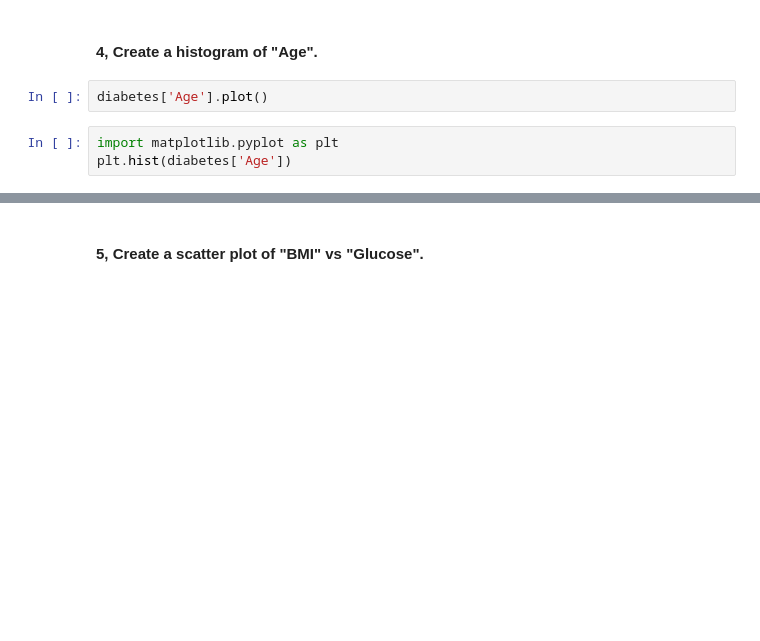
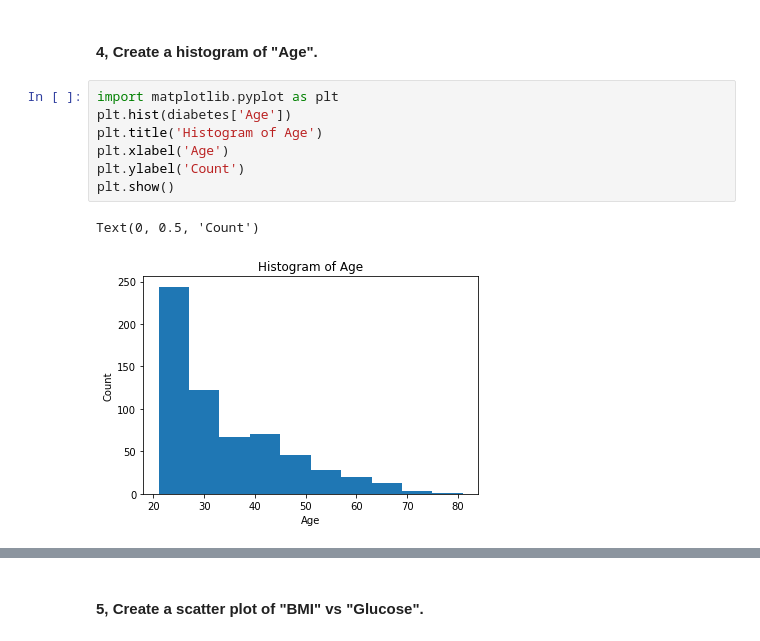
Before and after one commit to BasilcM/DataScienceCaseStudies, a Jupyter notebook: Activities_Group3_DSAB1/Week_3_Activity.ipynb, the cells around one changed output, grey strips where cells are left out. Saved outputs shown, nothing was run; the diff lists cells and outputs as text; blank space fills up the shorter version.

```diff
--- a/Activities_Group3_DSAB1/Week_3_Activity.ipynb
+++ b/Activities_Group3_DSAB1/Week_3_Activity.ipynb
@@ -54,9 +110,14 @@ max(diabetes['Insulin'])
 # %% [markdown]
 #### 4, Create a histogram of "Age".
-# %%
-diabetes['Age'].plot()
 # %%
 import matplotlib.pyplot as plt
 plt.hist(diabetes['Age'])
+plt.title('Histogram of Age')
+plt.xlabel('Age')
+plt.ylabel('Count')
+plt.show()
+# %% [output]
+Text(0, 0.5, 'Count')
+[figure, added]
 # %%
 diabetes['Age'].hist()
```
Also changed, not shown: parts of 12 cells of this notebook.
